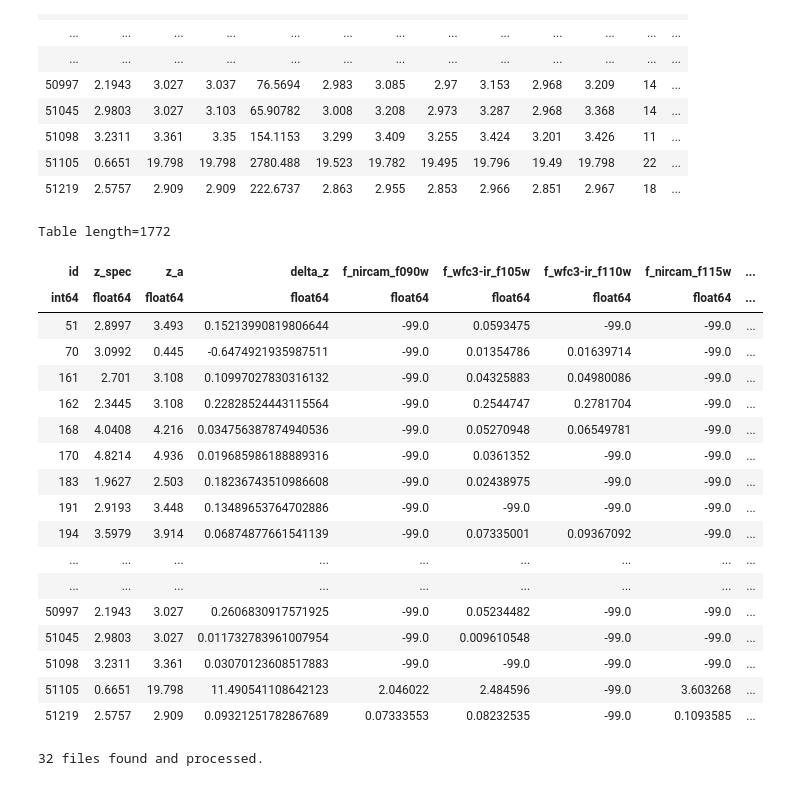
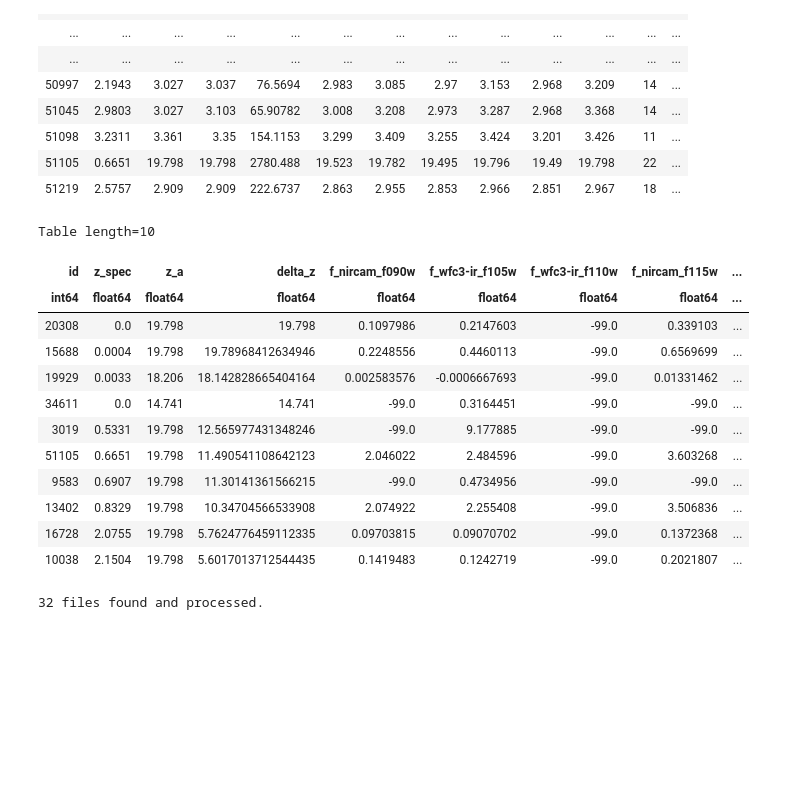
Before and after one commit to sfremy/my-eazy-jwst, a Jupyter notebook: scripts/eazy_imaging.ipynb, the cells around one changed output. Drawn from its saved outputs; the diff is of its cells as text; code cells hidden in the pictures; blank space fills up the shorter version.

```diff
--- a/scripts/eazy_imaging.ipynb
+++ b/scripts/eazy_imaging.ipynb
@@ -147,33 +147,29 @@ Table length=1772
 # %%
 diagnostic_tab = zout['id', 'z_spec', 'z_a']
 diagnostic_tab['delta_z'] = (zout['z_a'] - zout['z_spec']) / (1 + zout['z_spec'])
 len_diagnostic = len(diagnostic_tab) # Account for mismatch from EAZY termination issue - FIX IF POSSIBLE
 
 for col_name in cat.colnames:
     if col_name.startswith('f_'):
         diagnostic_tab[col_name] = cat[col_name][0:len_diagnostic]
 
-diagnostic_tab
+diagnostic_tab.sort('delta_z', reverse=True)
+
+diagnostic_tab[:10]
 # %% [output]
-Table length=1772
+Table length=10
 | id | z_spec | z_a | delta_z | f_nircam_f090w | f_wfc3-ir_f105w | f_wfc3-ir_f110w | f_nircam_f115w | ... |
 | int64 | float64 | float64 | float64 | float64 | float64 | float64 | float64 | ... |
-| 51 | 2.8997 | 3.493 | 0.15213990819806644 | -99.0 | 0.0593475 | -99.0 | -99.0 | ... |
-| 70 | 3.0992 | 0.445 | -0.6474921935987511 | -99.0 | 0.01354786 | 0.01639714 | -99.0 | ... |
-| 161 | 2.701 | 3.108 | 0.10997027830316132 | -99.0 | 0.04325883 | 0.04980086 | -99.0 | ... |
-| 162 | 2.3445 | 3.108 | 0.22828524443115564 | -99.0 | 0.2544747 | 0.2781704 | -99.0 | ... |
-| 168 | 4.0408 | 4.216 | 0.034756387874940536 | -99.0 | 0.05270948 | 0.06549781 | -99.0 | ... |
-| 170 | 4.8214 | 4.936 | 0.019685986188889316 | -99.0 | 0.0361352 | -99.0 | -99.0 | ... |
-| 183 | 1.9627 | 2.503 | 0.18236743510986608 | -99.0 | 0.02438975 | -99.0 | -99.0 | ... |
-| 191 | 2.9193 | 3.448 | 0.13489653764702886 | -99.0 | -99.0 | -99.0 | -99.0 | ... |
-| 194 | 3.5979 | 3.914 | 0.06874877661541139 | -99.0 | 0.07335001 | 0.09367092 | -99.0 | ... |
-| ... | ... | ... | ... | ... | ... | ... | ... | ... |
-| ... | ... | ... | ... | ... | ... | ... | ... | ... |
-| 50997 | 2.1943 | 3.027 | 0.2606830917571925 | -99.0 | 0.05234482 | -99.0 | -99.0 | ... |
-| 51045 | 2.9803 | 3.027 | 0.011732783961007954 | -99.0 | 0.009610548 | -99.0 | -99.0 | ... |
-| 51098 | 3.2311 | 3.361 | 0.03070123608517883 | -99.0 | -99.0 | -99.0 | -99.0 | ... |
+| 20308 | 0.0 | 19.798 | 19.798 | 0.1097986 | 0.2147603 | -99.0 | 0.339103 | ... |
+| 15688 | 0.0004 | 19.798 | 19.78968412634946 | 0.2248556 | 0.4460113 | -99.0 | 0.6569699 | ... |
+| 19929 | 0.0033 | 18.206 | 18.142828665404164 | 0.002583576 | -0.0006667693 | -99.0 | 0.01331462 | ... |
+| 34611 | 0.0 | 14.741 | 14.741 | -99.0 | 0.3164451 | -99.0 | -99.0 | ... |
+| 3019 | 0.5331 | 19.798 | 12.565977431348246 | -99.0 | 9.177885 | -99.0 | -99.0 | ... |
 | 51105 | 0.6651 | 19.798 | 11.490541108642123 | 2.046022 | 2.484596 | -99.0 | 3.603268 | ... |
-| 51219 | 2.5757 | 2.909 | 0.09321251782867689 | 0.07333553 | 0.08232535 | -99.0 | 0.1093585 | ... |
+| 9583 | 0.6907 | 19.798 | 11.30141361566215 | -99.0 | 0.4734956 | -99.0 | -99.0 | ... |
+| 13402 | 0.8329 | 19.798 | 10.34704566533908 | 2.074922 | 2.255408 | -99.0 | 3.506836 | ... |
+| 16728 | 2.0755 | 19.798 | 5.7624776459112335 | 0.09703815 | 0.09070702 | -99.0 | 0.1372368 | ... |
+| 10038 | 2.1504 | 19.798 | 5.6017013712544435 | 0.1419483 | 0.1242719 | -99.0 | 0.2021807 | ... |
 # %%
 from pathlib import Path
 
```
Also changed, not shown: parts of 6 cells of this notebook.
